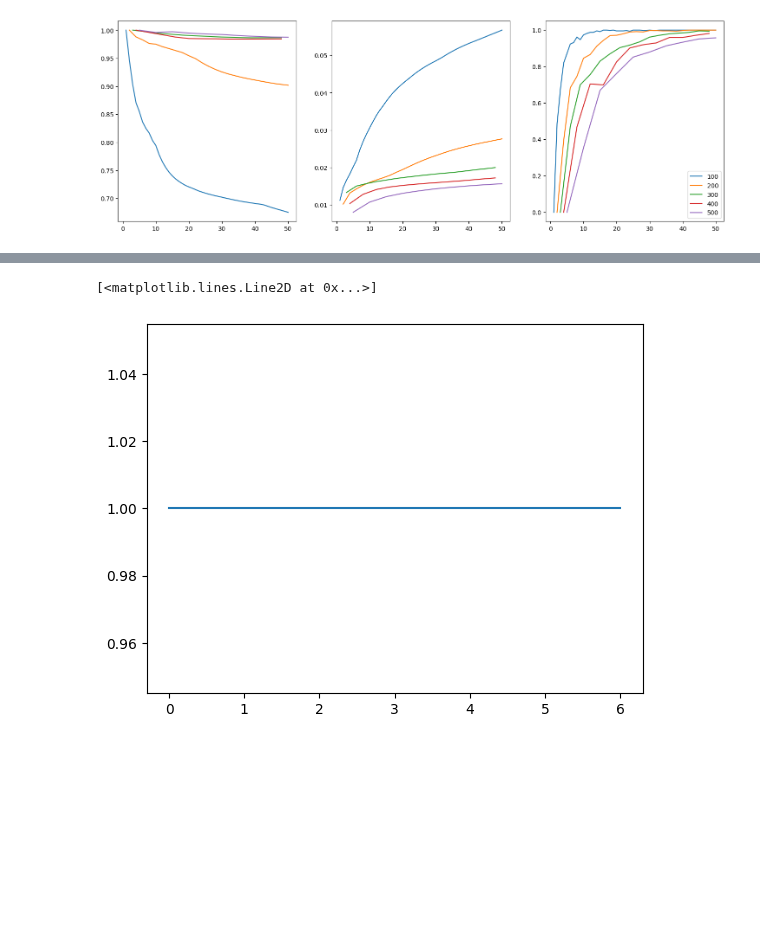
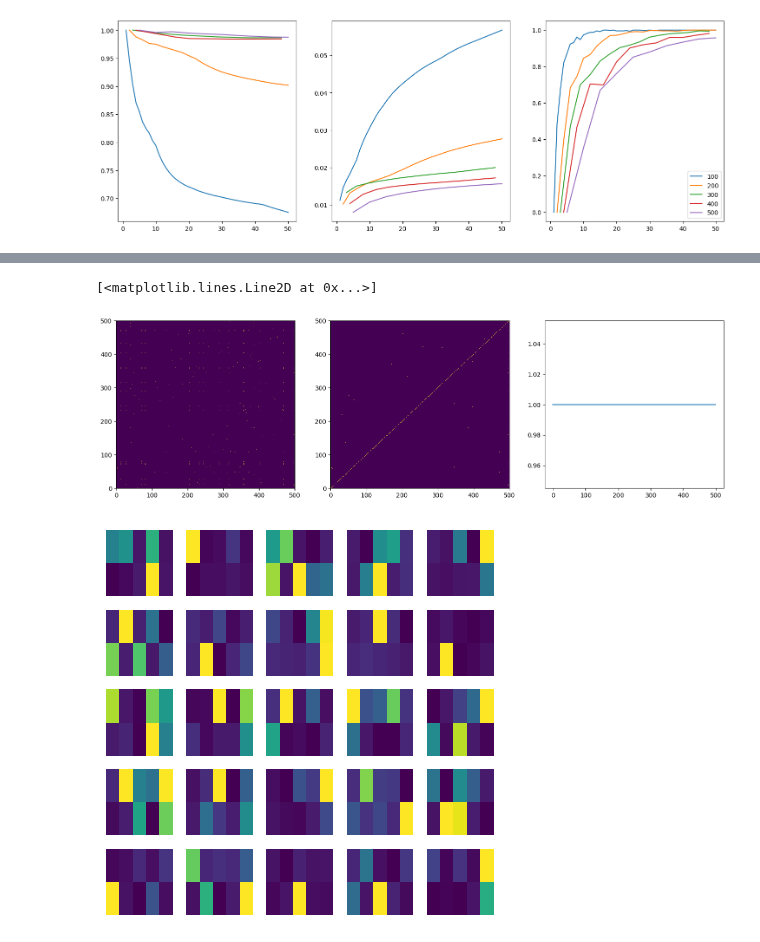
Before and after one commit to wormLove/DCNet, a Jupyter notebook: DCNet2.ipynb, the cells around one changed output, grey strips where cells are left out. Saved outputs shown, nothing was run; the diff lists cells and outputs as text; code cells hidden in the pictures; blank space fills up the shorter version.

Commit message:
implemented pruner

```diff
--- a/DCNet2.ipynb
+++ b/DCNet2.ipynb
@@ -149,6 +138,28 @@ plt.pcolormesh(pruned_connections)
-# %%
-
-plt.plot(torch.sum(pruned_connections, dim=1))
-# %% [output]
-[<matplotlib.lines.Line2D at 0x...>]
-[figure, removed]
+# %%
+from learning import Pruner
+weights = torch.tensor([[0., 1., 0., 1., 0., 0., 0.],
+                        [1., 0., 1., 0., 0., 0., 0.],
+                        [0., 1., 0., 0., 0., 0., 0.],
+                        [1., 0., 0., 0., 1., 1., 1.],
+                        [0., 0., 0., 1., 0., 1., 0.],
+                        [0., 0., 0., 1., 1., 0., 1.],
+                        [0., 0., 0., 1., 0., 1., 0.],
+                        ])
+weights = module_c.recurrent_weights
+pruner = Pruner(weights.shape[0])
+#graph_dict = {0: [1, 3], 1: [0, 2], 2: [1], 3: [0, 4, 5, 6], 4: [3, 5], 5: [3, 4, 6], 6: [5, 3]}
+fig, ax = plt.subplots(1, 3, figsize=(18, 5))
+ax[0].pcolormesh(weights)
+ax[1].pcolormesh(pruner.organize(weights))
+ax[2].plot(torch.sum(pruner.organize(weights), dim=1))
+
+#print(graph_dict)
+# %% [output]
+[<matplotlib.lines.Line2D at 0x...>]
+[figure, added]
+# %%
+
+from plotting import plot_connections
+plot_connections(module_d.connections[784:,:25])
+# %% [output]
+[figure, added]
```
Also changed, not shown: parts of 6 cells of this notebook, 2 other files.
